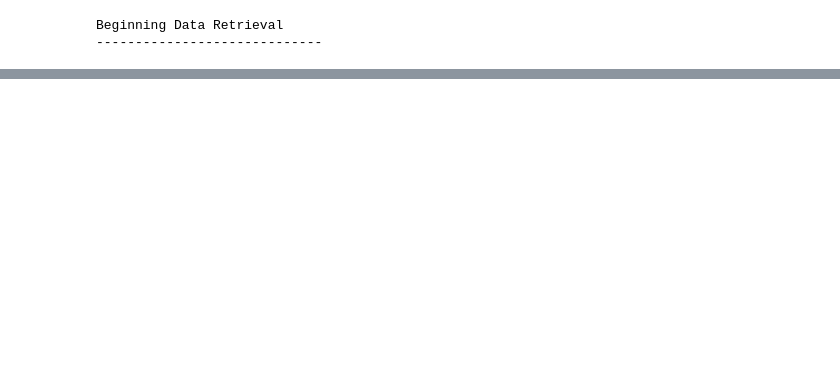
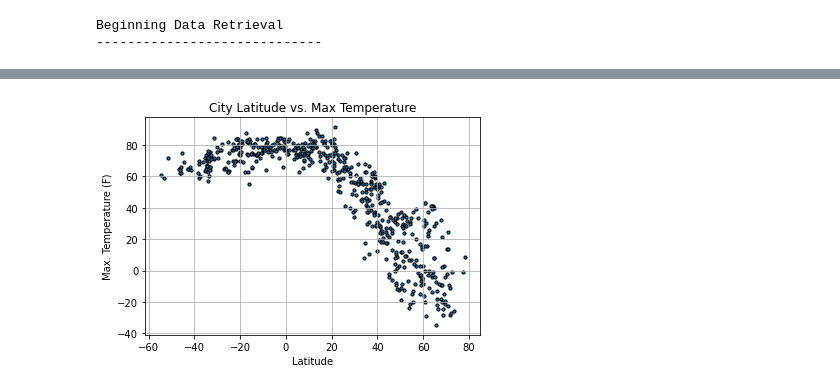
Before and after one commit to davidatoms/World-Weather-Analysis, a Jupyter notebook: WeatherPy.ipynb, the cells around one changed output, grey strips where cells are left out. Drawn from its saved outputs; the diff is of its cells as text; code cells hidden in the pictures; blank space fills up the shorter version.

Commit message:
Updated weatherpy with scatter plots

```diff
--- a/WeatherPy.ipynb
+++ b/WeatherPy.ipynb
@@ -157,3 +158,20 @@ city_data_df.head(10)
 output_data_file = "weather_data/cities.csv"
 # Export the City_Data into a CSV.
 city_data_df.to_csv(output_data_file, index_label="City_ID")
+# %%
+# Build a scatter plot for lat v max temp
+plt.scatter(city_data_df["Lat"], city_data_df["Max Temp"], edgecolor="black", marker="o", s=10)
+
+# Incorporate the other graph properties
+plt.title("City Latitude vs. Max Temperature")
+plt.ylabel("Max. Temperature (F)")
+plt.xlabel("Latitude")
+plt.grid(True)
+
+# Save the figure
+plt.savefig("weather_data/Max_Temp_vs_Latitude.png")
+
+# Show plot
+plt.show()
+# %% [output]
+[figure, added]
```
Also changed, not shown: parts of 7 cells of this notebook, 7 other files.
